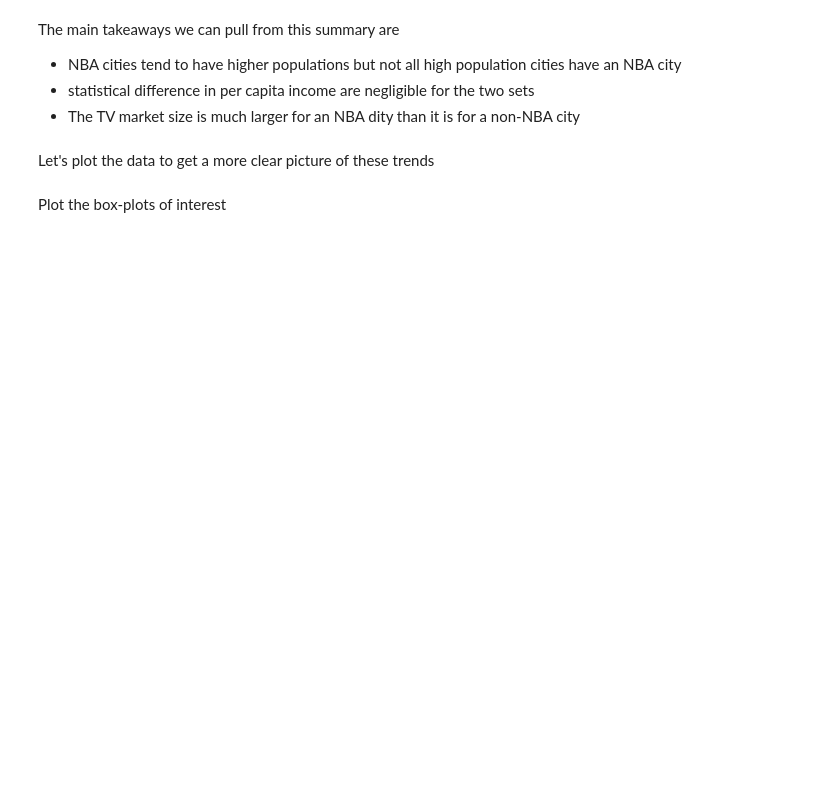
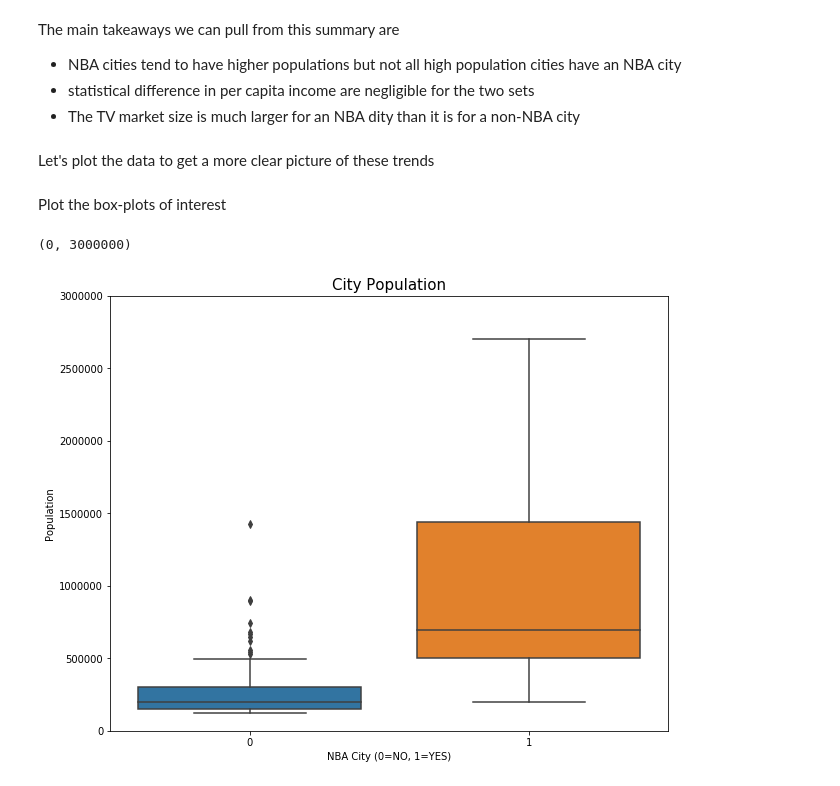
Before and after one commit to dchaas/Coursera_Capstone, a Jupyter notebook: Find_the_next_NBA_City.ipynb, the cells around one changed output. Cells and saved outputs as stored; diff of their text form; code cells hidden in the pictures; blank space fills up the shorter version.

```diff
--- a/Find_the_next_NBA_City.ipynb
+++ b/Find_the_next_NBA_City.ipynb
@@ -888,7 +958,13 @@ import seaborn as sns
 Plot the box-plots of interest
 # %%
 # plotting the population box plots
+plt.figure(figsize=(10,8))
 ax = sns.boxplot(x='NBA',y='Population', data=df_cities)
 ax.set_xlabel('NBA City (0=NO, 1=YES)')
 ax.set_ylabel('Population')
+ax.set_title('City Population', size=15)
+ax.set_ylim([0,3000000])
+# %% [output]
+(0, 3000000)
+[figure, added]
 # %%
```
Also changed, not shown: parts of 50 cells of this notebook, 1 other file.
